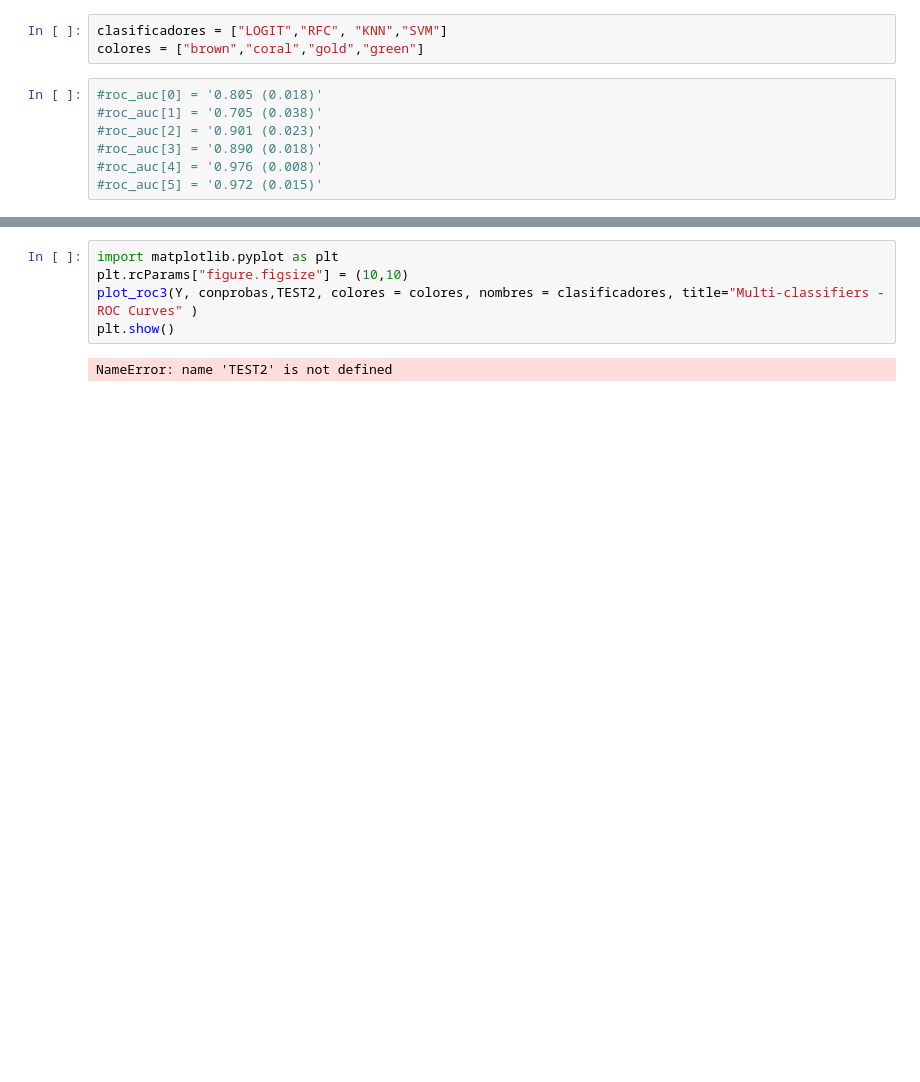
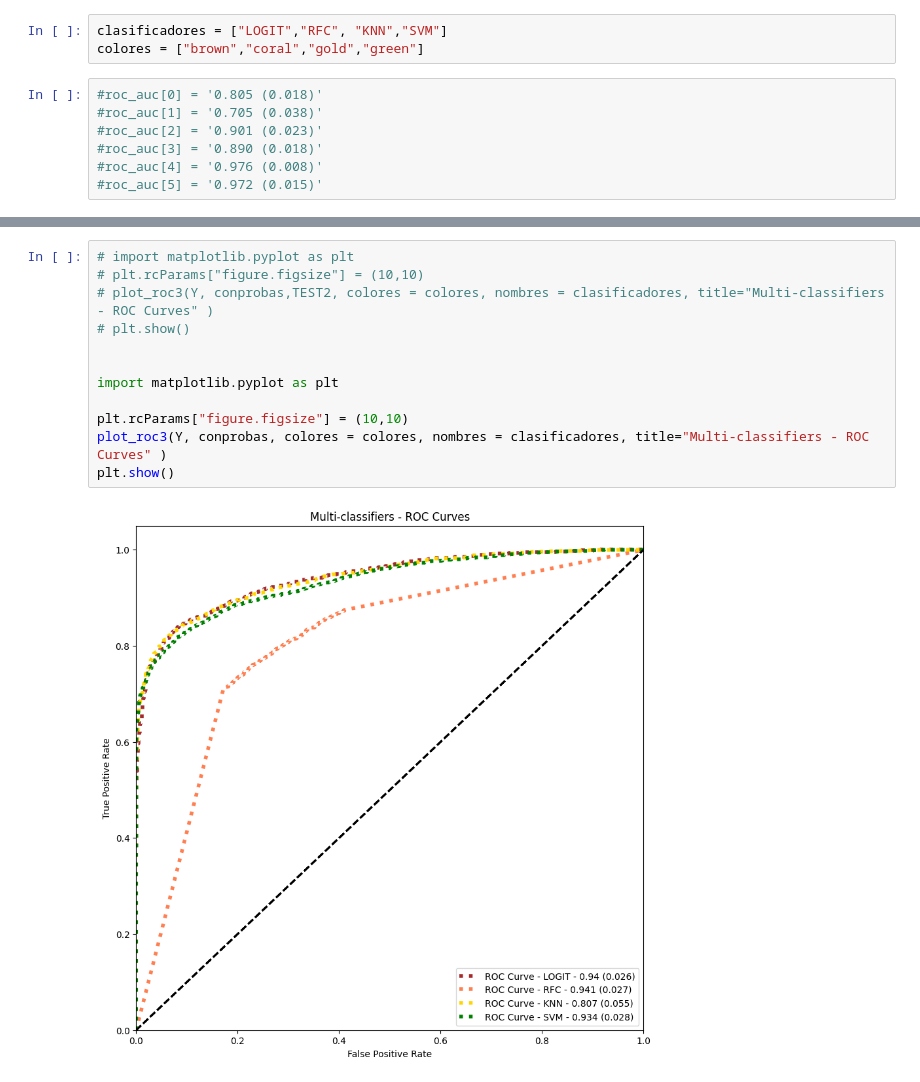
Before and after one commit to NelsonCC1812/tfg, a Jupyter notebook: aicode.ipynb, the cells around one changed output, grey strips where cells are left out. Drawn from its saved outputs; the diff is of its cells as text; blank space fills up the shorter version.

Commit message:
The code worked
roc curve image as result done

```diff
--- a/aicode.ipynb
+++ b/aicode.ipynb
@@ -378,8 +296,15 @@ def plot_roc3(y_true, probis,testnn, colores,nombres,title='ROC Curves',
     return ax
 # %%
+# import matplotlib.pyplot as plt
+# plt.rcParams["figure.figsize"] = (10,10)
+# plot_roc3(Y, conprobas,TEST2, colores = colores, nombres = clasificadores, title="Multi-classifiers - ROC Curves" )
+# plt.show()
+
+
 import matplotlib.pyplot as plt
+
 plt.rcParams["figure.figsize"] = (10,10)
-plot_roc3(Y, conprobas,TEST2, colores = colores, nombres = clasificadores, title="Multi-classifiers - ROC Curves" )
+plot_roc3(Y, conprobas, colores = colores, nombres = clasificadores, title="Multi-classifiers - ROC Curves" )
 plt.show()
 # %% [output]
-NameError: name 'TEST2' is not defined
+[figure, added]
```
Also changed, not shown: parts of 8 cells of this notebook, 9 other files.
